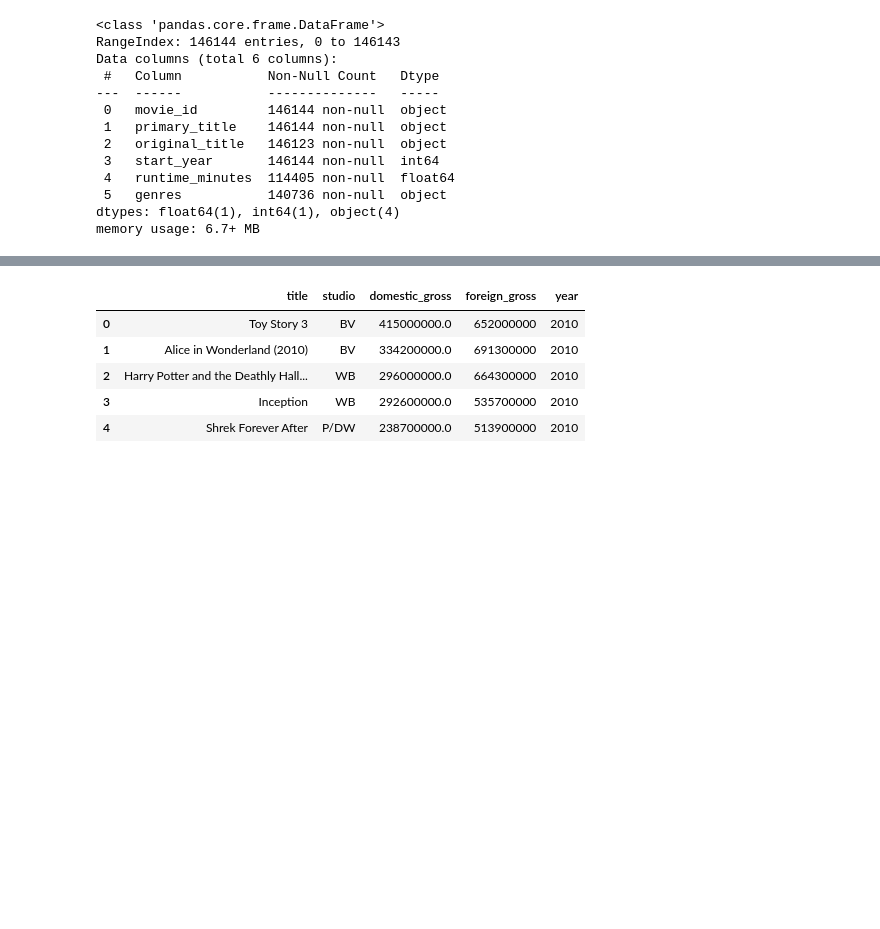
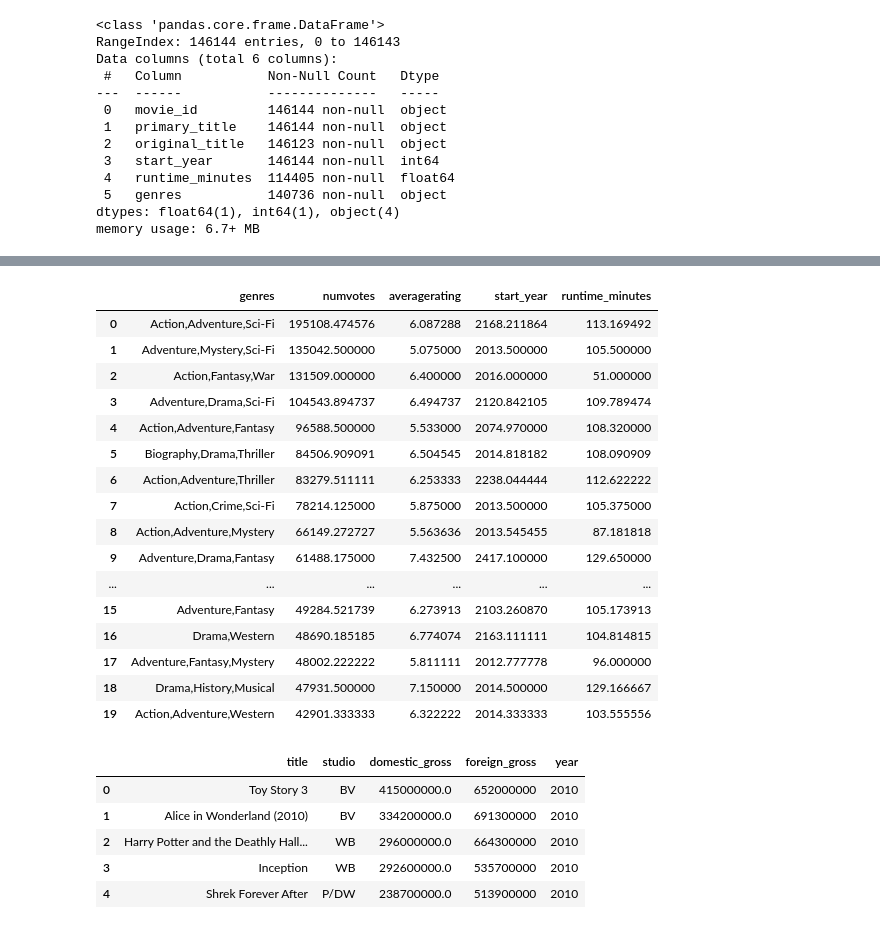
Before and after one commit to morgannash1/movie_analysis_project, a Jupyter notebook: notebook.ipynb, the cells around one changed output, grey strips where cells are left out. Cells and saved outputs as stored; diff of their text form; code cells hidden in the pictures; blank space fills up the shorter version.

```diff
--- a/notebook.ipynb
+++ b/notebook.ipynb
@@ -92,0 +272,3 @@ memory usage: 6.7+ MB
+# %%
+imdb2 = imdb_comb_df.groupby(['genres', 'numvotes']).sum().reset_index().groupby('genres').mean()
+imdb2 #New dataframe with the average rating of each genre and number of votes
@@ -92,0 +290,3 @@ memory usage: 6.7+ MB
+# %%
+imdb2_vote= imdb2.sort_values(by = ['numvotes'], ascending = False)
+imdb2_vote #Making a new dataframe that is sorted by number of votes
@@ -93,3 +308,25 @@ memory usage: 6.7+ MB
+# %%
+imdb2_vote.reset_index(inplace=True)
+# %%
+imdb2_vote.head(20)
+# %% [output]
+|  | genres | numvotes | averagerating | start_year | runtime_minutes |
+| 0 | Action,Adventure,Sci-Fi | 195108.474576 | 6.087288 | 2168.211864 | 113.169492 |
+| 1 | Adventure,Mystery,Sci-Fi | 135042.500000 | 5.075000 | 2013.500000 | 105.500000 |
+| 2 | Action,Fantasy,War | 131509.000000 | 6.400000 | 2016.000000 | 51.000000 |
+| 3 | Adventure,Drama,Sci-Fi | 104543.894737 | 6.494737 | 2120.842105 | 109.789474 |
+| 4 | Action,Adventure,Fantasy | 96588.500000 | 5.533000 | 2074.970000 | 108.320000 |
+| 5 | Biography,Drama,Thriller | 84506.909091 | 6.504545 | 2014.818182 | 108.090909 |
+| 6 | Action,Adventure,Thriller | 83279.511111 | 6.253333 | 2238.044444 | 112.622222 |
+| 7 | Action,Crime,Sci-Fi | 78214.125000 | 5.875000 | 2013.500000 | 105.375000 |
+| 8 | Action,Adventure,Mystery | 66149.272727 | 5.563636 | 2013.545455 | 87.181818 |
+| 9 | Adventure,Drama,Fantasy | 61488.175000 | 7.432500 | 2417.100000 | 129.650000 |
+| ... | ... | ... | ... | ... | ... |
+| 15 | Adventure,Fantasy | 49284.521739 | 6.273913 | 2103.260870 | 105.173913 |
+| 16 | Drama,Western | 48690.185185 | 6.774074 | 2163.111111 | 104.814815 |
+| 17 | Adventure,Fantasy,Mystery | 48002.222222 | 5.811111 | 2012.777778 | 96.000000 |
+| 18 | Drama,History,Musical | 47931.500000 | 7.150000 | 2014.500000 | 129.166667 |
+| 19 | Action,Adventure,Western | 42901.333333 | 6.322222 | 2014.333333 | 103.555556 |
 # %%
 #Creating a dataframe for Box Office Money data
 bom_df = pd.read_csv('data/bom.movie_gross.csv.gz')
```
Also changed, not shown: parts of 24 cells of this notebook.
